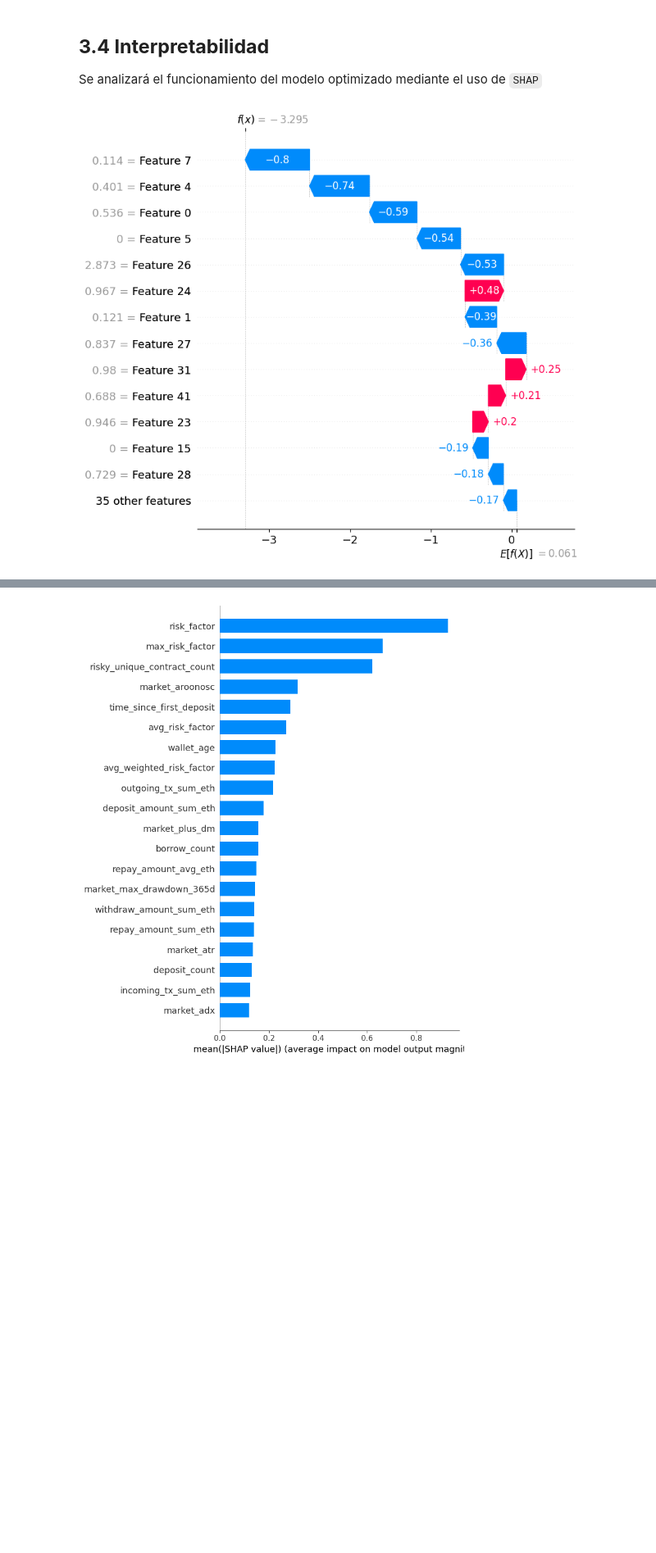
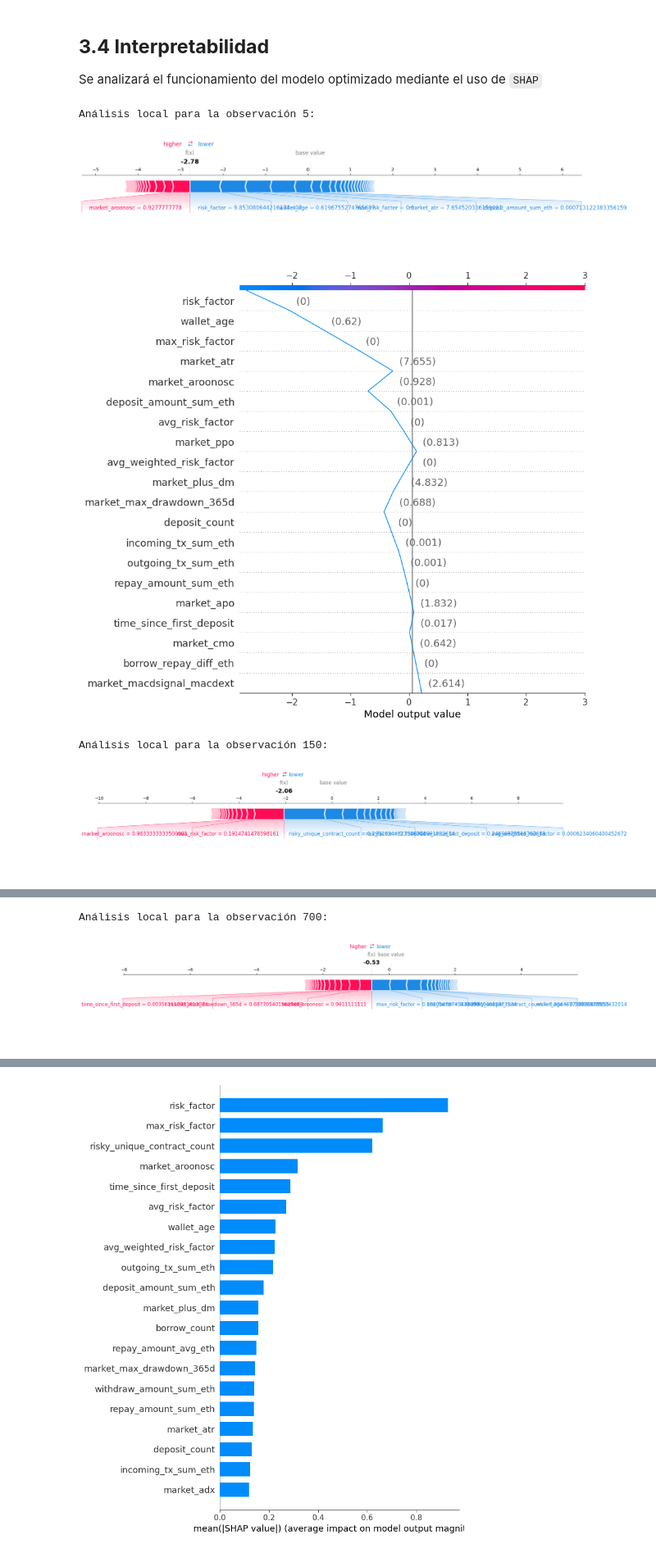
Before and after one commit to vspartamo/MDS7202, a Jupyter notebook: Proyecto/EDA copy.ipynb, the cells around one changed output, grey strips where cells are left out. Shown at 82% size. Saved outputs shown, nothing was run; the diff lists cells and outputs as text; code cells hidden in the pictures; blank space fills up the shorter version.

```diff
--- a/Proyecto/EDA copy.ipynb
+++ b/Proyecto/EDA copy.ipynb
@@ -1065,9 +1111,32 @@ X_val_transformed = xgboost_pipe_retrain.named_steps['preprocessor'].transform(X
 # %%
 explainer = shap.TreeExplainer(model)
 exp = explainer(X_val_transformed)
-# %%
-idx=2  #acorde a lo anterior modificar adecuadamente este indice
-shap.plots.waterfall(exp[idx],
-                     max_display=14)
-# %% [output]
-[figure, removed]
+# %%
+indices = [5, 150, 700]
+
+for idx in indices:
+    print(f"Análisis local para la observación {idx}:")
+
+    shap_values_local = exp.values[idx, :]
+    features_local = X_val_transformed.iloc[idx, :]
+    prediction = model.predict(X_val_transformed.iloc[[idx], :])
+
+    shap.force_plot(
+        explainer.expected_value,
+        shap_values_local,
+        features_local,
+        matplotlib=True
+    )
+
+    shap.decision_plot(
+        explainer.expected_value,
+        shap_values_local,
+        features_local,
+        feature_order='importance'
+    )
+# %% [output]
+Análisis local para la observación 5:
+[figure, added]
+[figure, added]
+Análisis local para la observación 150:
+[figure, added]
@@ -1073,0 +1144,2 @@ shap.plots.waterfall(exp[idx],
+Análisis local para la observación 700:
+[figure, added]
```
Also changed, not shown: parts of 33 cells of this notebook.
